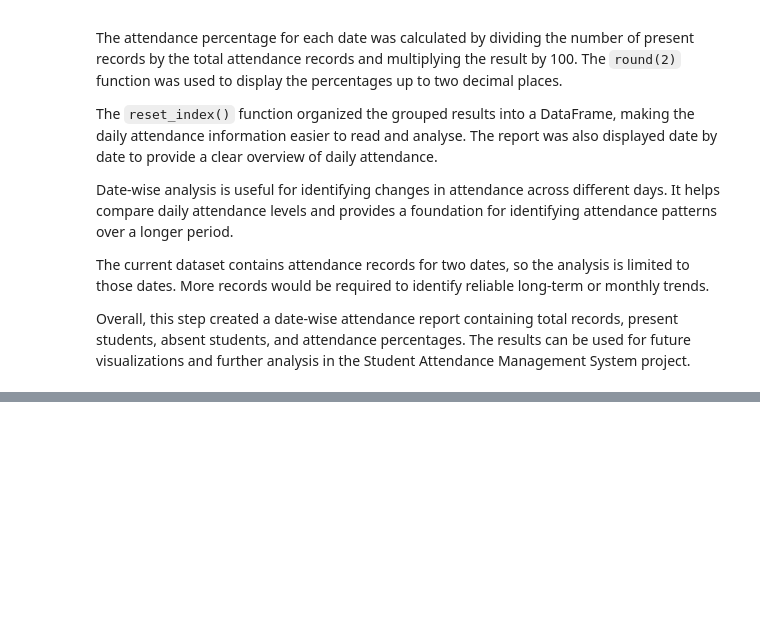
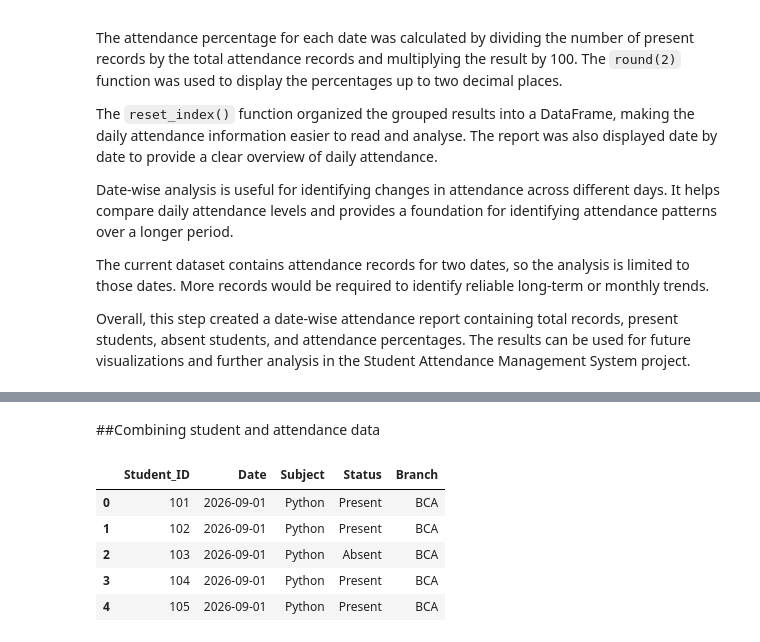
Before and after one commit to puja-200627/YBI_INTERNSHIP_PROJECTS, a Jupyter notebook: STUDENT_ATTENDANCE_MANAGEMENT_SYSTEM.ipynb, the cells around one changed output, grey strips where cells are left out. Drawn from its saved outputs; the diff is of its cells as text; code cells hidden in the pictures; blank space fills up the shorter version.

Commit message:
Day 21: Performed branch-wise attendance analysis in Python

```diff
--- a/STUDENT_ATTENDANCE_MANAGEMENT_SYSTEM.ipynb
+++ b/STUDENT_ATTENDANCE_MANAGEMENT_SYSTEM.ipynb
@@ -2035,0 +2042,66 @@ Overall, this step created a date-wise attendance report containing total record
+# %% [markdown]
+##Combining student and attendance data
+# %%
+import pandas as pd
+student_data = {
+    "Student_ID": [101, 102, 103, 104, 105, 106, 107, 108, 109, 110],
+    "Name": [
+        "Aarav", "Riya", "Rahul", "Priya", "Ankit",
+        "Sneha", "Aditya", "Neha", "Rohan", "Ananya"
+    ],
+    "Branch": [
+        "BCA", "BCA", "BCA", "BCA", "BCA",
+        "BCA", "BCA", "BCA", "BCA", "BCA"
+    ],
+    "Semester": [3, 3, 3, 3, 3, 3, 3, 3, 3, 3],
+    "Section": ["A", "A", "A", "A", "A", "A", "A", "A", "A", "A"]
+}
+
+students = pd.DataFrame(student_data)
+
+attendance_data = {
+    "Student_ID": [
+        101, 102, 103, 104, 105,
+        106, 107, 108, 109, 110,
+        101, 102, 103, 104, 105,
+        106, 107, 108, 109, 110
+    ],
+
+    "Date": [
+        "2026-09-01", "2026-09-01", "2026-09-01", "2026-09-01", "2026-09-01",
+        "2026-09-01", "2026-09-01", "2026-09-01", "2026-09-01", "2026-09-01",
+        "2026-09-02", "2026-09-02", "2026-09-02", "2026-09-02", "2026-09-02",
+        "2026-09-02", "2026-09-02", "2026-09-02", "2026-09-02", "2026-09-02"
+    ],
+
+    "Subject": [
+        "Python", "Python", "Python", "Python", "Python",
+        "Python", "Python", "Python", "Python", "Python",
+        "DBMS", "DBMS", "DBMS", "DBMS", "DBMS",
+        "DBMS", "DBMS", "DBMS", "DBMS", "DBMS"
+    ],
+
+    "Status": [
+        "Present", "Present", "Absent", "Present", "Present",
+        "Absent", "Present", "Present", "Absent", "Present",
+        "Present", "Absent", "Present", "Present", "Absent",
+        "Present", "Present", "Absent", "Present", "Present"
+    ]
+}
+
+attendance = pd.DataFrame(attendance_data)
+branch_data = pd.merge(
+    attendance,
+    students[["Student_ID", "Branch"]],
+    on="Student_ID",
+    how="left"
+)
+
+display(branch_data.head())
+# %% [output]
+|  | Student_ID | Date | Subject | Status | Branch |
+| 0 | 101 | 2026-09-01 | Python | Present | BCA |
+| 1 | 102 | 2026-09-01 | Python | Present | BCA |
+| 2 | 103 | 2026-09-01 | Python | Absent | BCA |
+| 3 | 104 | 2026-09-01 | Python | Present | BCA |
+| 4 | 105 | 2026-09-01 | Python | Present | BCA |
```
Also changed, not shown: parts of 8 cells of this notebook.
